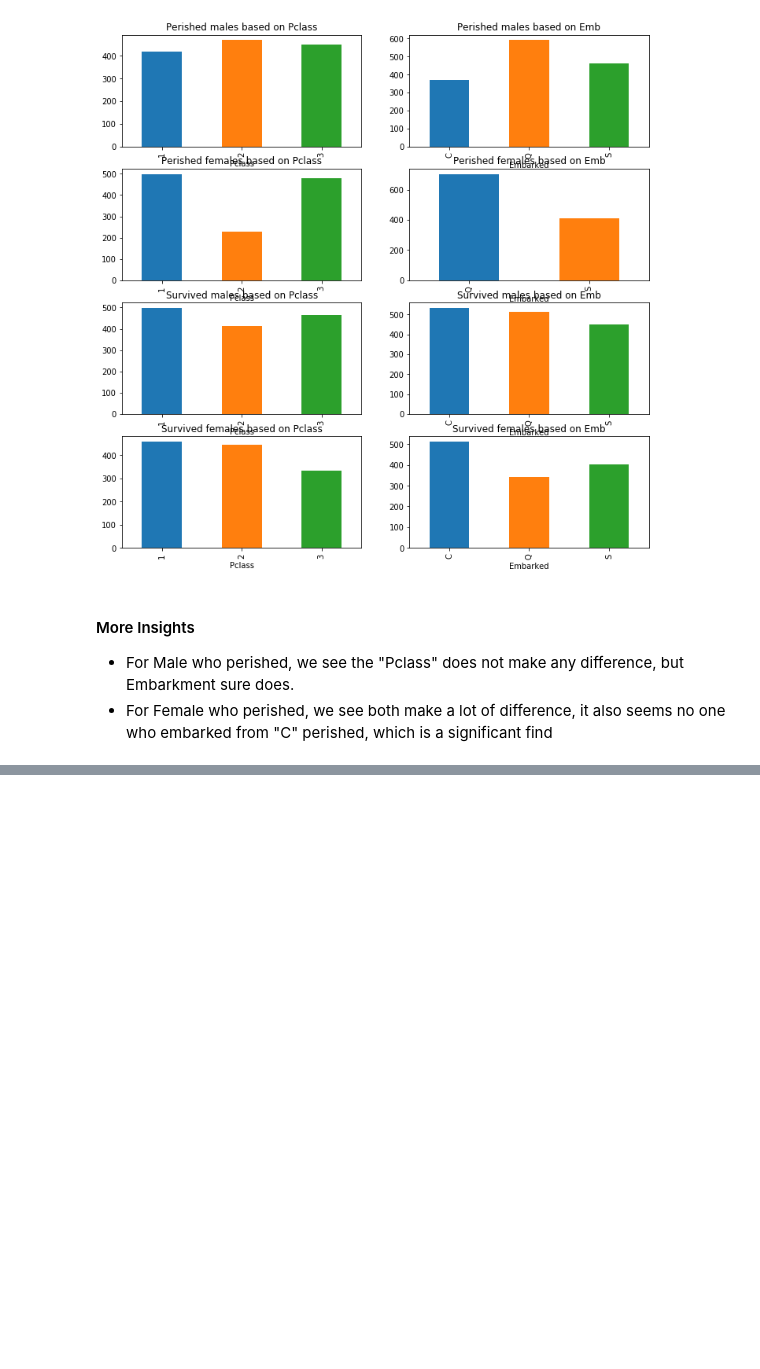
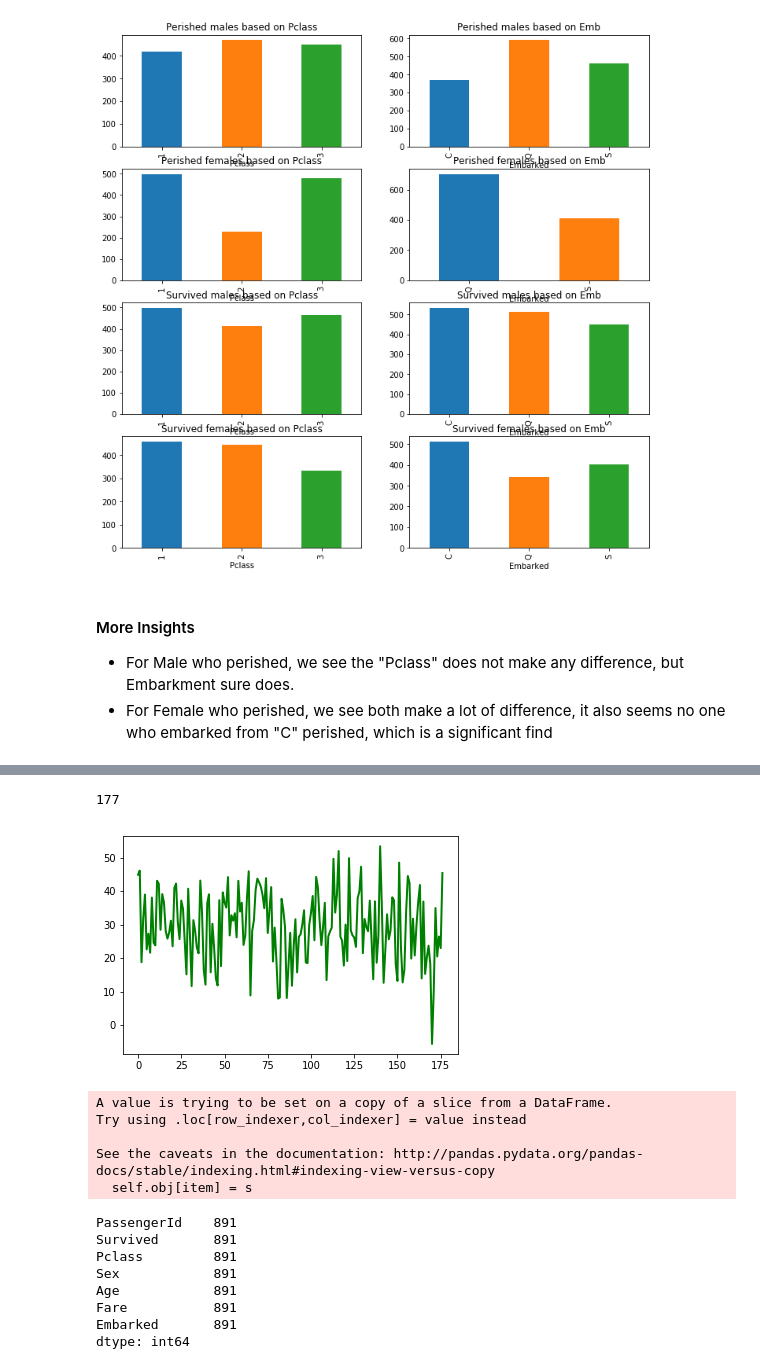
Before and after one commit to developer69K/StrangerThings, a Jupyter notebook: Kaggle_Titanic/Kaggle-titanic [Dataset].ipynb, the cells around one changed output, grey strips where cells are left out. Cells and saved outputs as stored; diff of their text form; code cells hidden in the pictures; blank space fills up the shorter version.

Commit message:
Titanic Data Submission from start to Prediction

```diff
--- a/Kaggle_Titanic/Kaggle-titanic [Dataset].ipynb
+++ b/Kaggle_Titanic/Kaggle-titanic [Dataset].ipynb
@@ -21,6 +21,10 @@ print(filepath)
 for path in filepath:
     if "train" in path:
         df_train=pd.read_csv(path)
+    if "test" in path:
+        df_test=pd.read_csv(path)
+    if "gender" in path:
+        gender_sub=pd.read_csv(path)
 # %%
 df_train.head(20)
 # %% [output]
@@ -210,0 +271,27 @@ dtype: int64
+# %%
+# Now to fill up the NA values for Ages
+mean_age=df_train_filt2['Age'].mean()
+listofAgeind_=list(df_train_filt2[df_train_filt2['Age'].isna()==True].index)
+print(len(listofAgeind_))
+list_of_ages=np.random.normal(mean_age, 10, len(listofAgeind_))
+
+plt.plot(list_of_ages, linewidth=2, color='g', label='Age')
+plt.show()
+for (idx,age) in zip(listofAgeind_,list_of_ages):df_train_filt2.loc[idx, 'Age']=age
+print(df_train_filt2.count())
+# %% [output]
+177
+[figure, added]
+A value is trying to be set on a copy of a slice from a DataFrame.
+Try using .loc[row_indexer,col_indexer] = value instead
+
+See the caveats in the documentation: http://pandas.pydata.org/pandas-docs/stable/indexing.html#indexing-view-versus-copy
+  self.obj[item] = s
+PassengerId    891
+Survived       891
+Pclass         891
+Sex            891
+Age            891
+Fare           891
+Embarked       891
+dtype: int64
```
Also changed, not shown: parts of 37 cells of this notebook.
